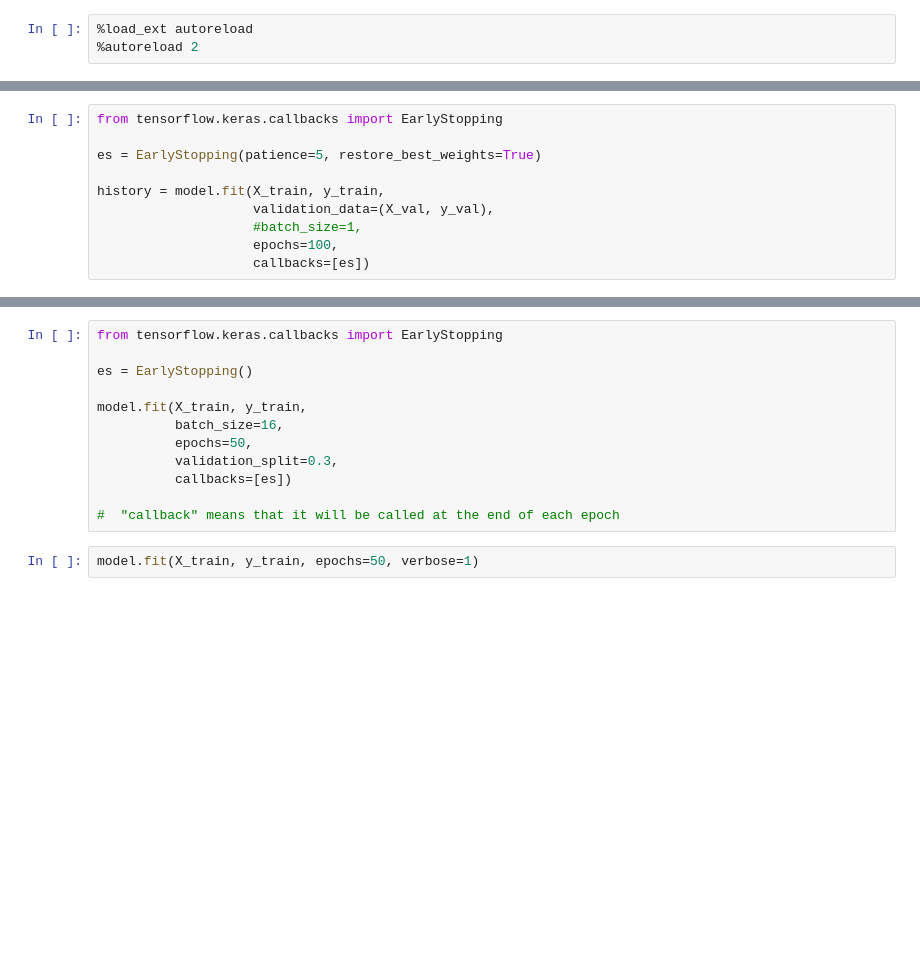
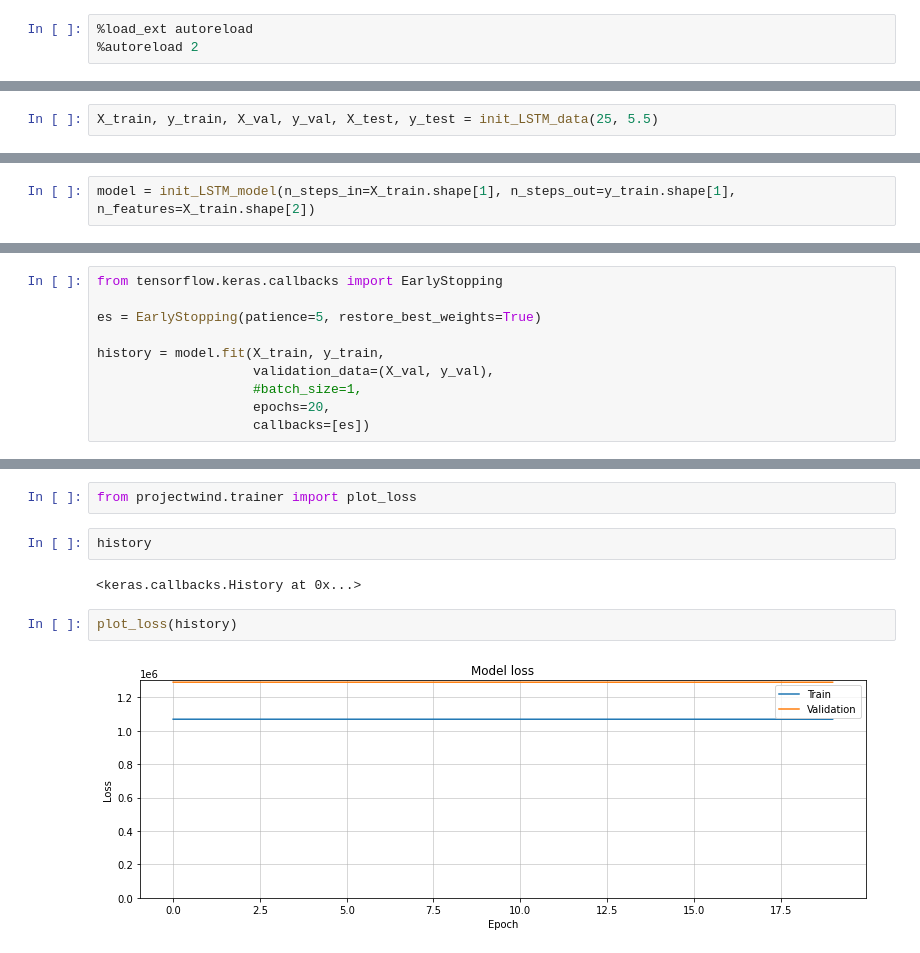
Before and after one commit to AmaurySalles/NextWind, a Jupyter notebook: AS - LinearML.ipynb, the cells around one changed output, grey strips where cells are left out. Drawn from its saved outputs; the diff is of its cells as text; blank space fills up the shorter version.

Commit message:
Restructure & Trainer completed

```diff
--- a/AS - LinearML.ipynb
+++ b/AS - LinearML.ipynb
@@ -194,0 +283,2 @@ model = get_LSTM_model(n_steps_in=X_train.shape[1], n_steps_out=y_train.shape[1]
+# %%
+X_train, y_train, X_val, y_val, X_test, y_test = init_LSTM_data(25, 5.5)
@@ -195,2 +287,4 @@ model = get_LSTM_model(n_steps_in=X_train.shape[1], n_steps_out=y_train.shape[1]
+# %%
+model = init_LSTM_model(n_steps_in=X_train.shape[1], n_steps_out=y_train.shape[1], n_features=X_train.shape[2])
 # %%
 model.summary()
@@ -202,5 +312,5 @@ es = EarlyStopping(patience=5, restore_best_weights=True)
 history = model.fit(X_train, y_train,
                     validation_data=(X_val, y_val),
                     #batch_size=1,
-                    epochs=100,
+                    epochs=20,
                     callbacks=[es])
@@ -207,14 +335,10 @@ history = model.fit(X_train, y_train,
-# %%
-from tensorflow.keras.callbacks import EarlyStopping
-
-es = EarlyStopping()
-
-model.fit(X_train, y_train,
-          batch_size=16,
-          epochs=50,
-          validation_split=0.3,
-          callbacks=[es])
-
-#  "callback" means that it will be called at the end of each epoch
-# %%
-model.fit(X_train, y_train, epochs=50, verbose=1)
+# %%
+from projectwind.trainer import plot_loss
+# %%
+history
+# %% [output]
+<keras.callbacks.History at 0x...>
+# %%
+plot_loss(history)
+# %% [output]
+[figure, added]
```
Also changed, not shown: parts of 65 cells of this notebook, 8 other files.
